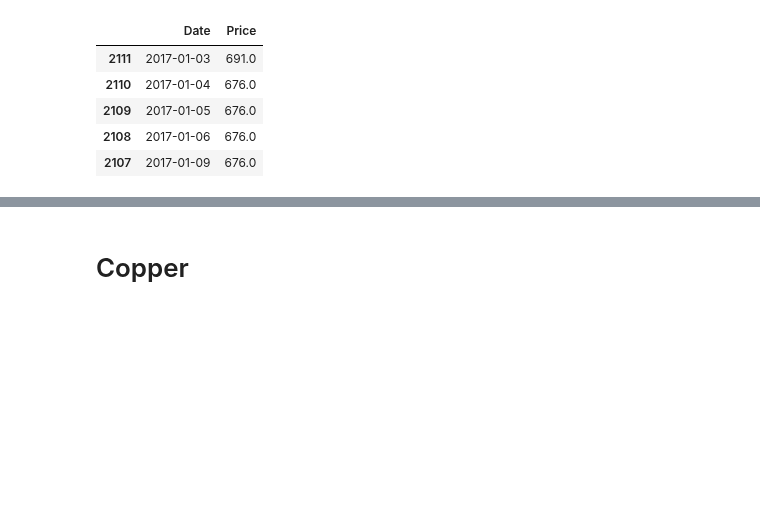
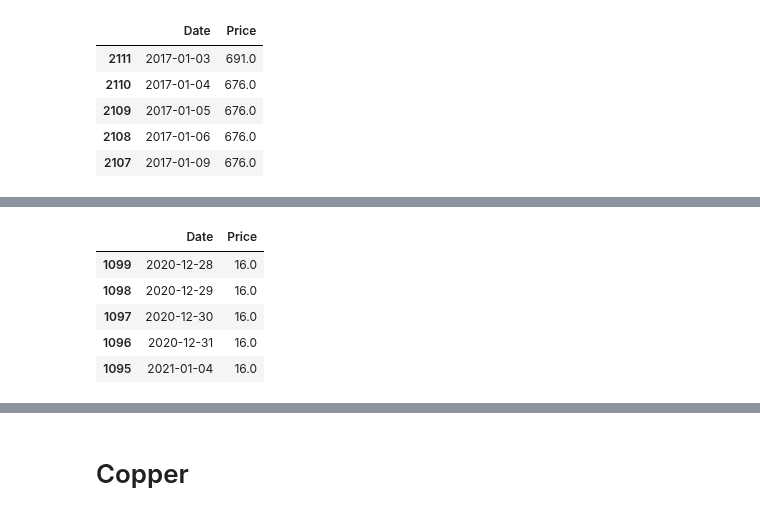
Before and after one commit to Doosheck/metals, a Jupyter notebook: data_overview.ipynb, the cells around one changed output, grey strips where cells are left out. Saved outputs shown, nothing was run; the diff lists cells and outputs as text; code cells hidden in the pictures; blank space fills up the shorter version.

```diff
--- a/data_overview.ipynb
+++ b/data_overview.ipynb
@@ -427,3 +442,18 @@ dfc5.head()
+# %%
+# Load Cobalt data source #7 - COMEX
+dfc7 = pd.read_csv('/Users/michal/Documents/Code/metals/reuters_data/COMEX (CMX) Cobalt Metal (Fastmarkets) Electronic Commodity Future Continuation 1.csv', sep=';')
+dfc7 = dfc7.iloc[:, :2]
+dfc7['Date'] = pd.to_datetime(dfc7['Date'], format='%d-%b-%Y')
+dfc7 = dfc7.sort_values(by='Date')
+dfc7 = dfc7.dropna(subset=['Price'])
+dfc7.head()
+# %% [output]
+|  | Date | Price |
+| 1099 | 2020-12-28 | 16.0 |
+| 1098 | 2020-12-29 | 16.0 |
+| 1097 | 2020-12-30 | 16.0 |
+| 1096 | 2020-12-31 | 16.0 |
+| 1095 | 2021-01-04 | 16.0 |
 # %%
 dfc_merged = pd.merge(dfc1, dfc2, on='Date', suffixes=('_Cobalt', '_LME'))
 dfc_merged = pd.merge(dfc_merged, dfc3[['Date', 'Price']], on='Date', how='inner')
```
Also changed, not shown: parts of 11 cells of this notebook.
